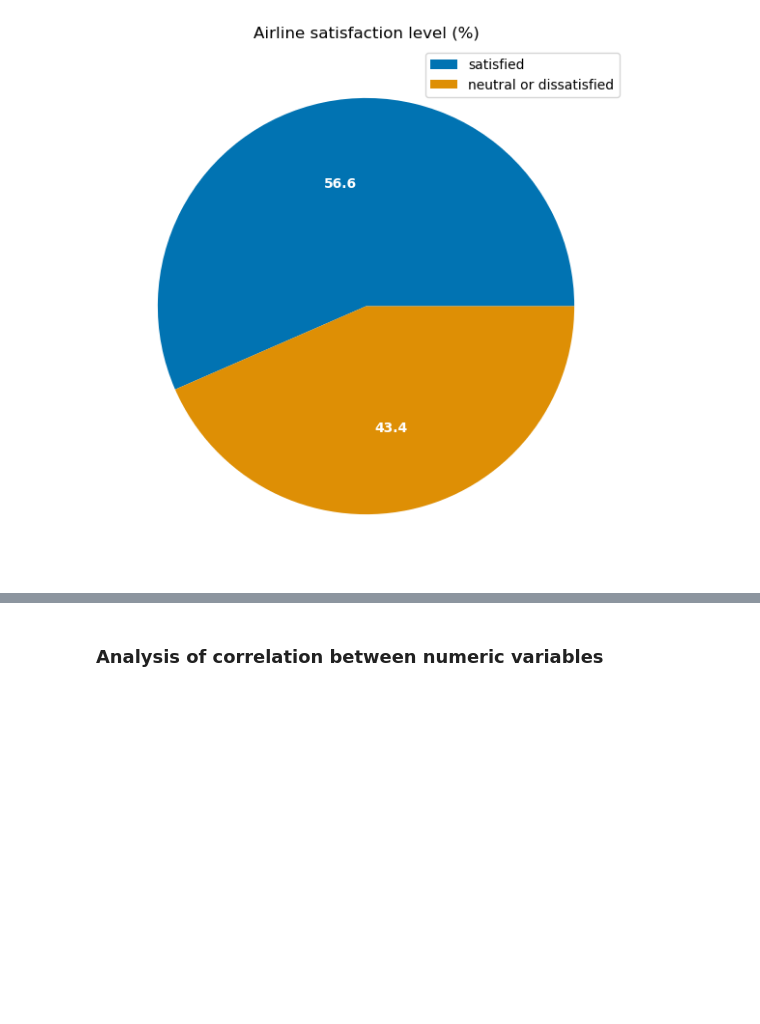
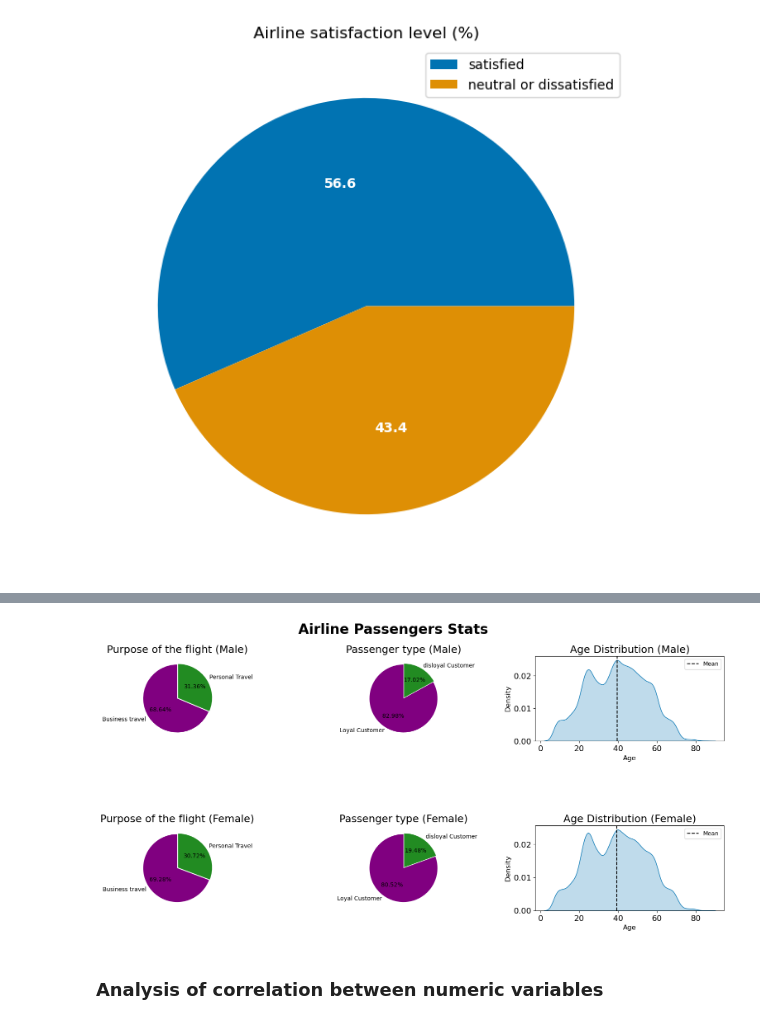
Before and after one commit to SOPP-EC/-Airline-Passenger-Satisfaction-Dataset-Analysis, a Jupyter notebook: -Airline-Passenger-Satisfaction-Dataset-Analysis.ipynb, the cells around one changed output, grey strips where cells are left out. Cells and saved outputs as stored; diff of their text form; code cells hidden in the pictures; blank space fills up the shorter version.

```diff
--- a/-Airline-Passenger-Satisfaction-Dataset-Analysis.ipynb
+++ b/-Airline-Passenger-Satisfaction-Dataset-Analysis.ipynb
@@ -161,3 +167,84 @@ plt.show()
+# %%
+fig=plt.figure(figsize=(20,8))
+plt.suptitle('Airline Passengers Stats', fontsize=24, fontname='sans', weight='bold')
+
+grid=gridspec.GridSpec(ncols=3, nrows=2, figure=fig, hspace=1)
+#
+
+ax0=fig.add_subplot(grid[0,0])
+
+ax0.set_title('Purpose of the flight (Male)', fontsize=18)
+
+ax0.pie(df_train['Type of Travel'][df_train['Gender'] == 'Male'].value_counts().values,
+        labels=df_train['Type of Travel'][df_train['Gender'] == 'Male'].value_counts().index,
+        colors=['purple', 'forestgreen'],
+        explode=(0,0.03),
+        autopct='%.2f%%',
+        startangle=90,
+        )
+#
+ax1=fig.add_subplot(grid[0,1])
+
+ax1.set_title('Passenger type (Male)', fontsize=18)
+
+ax1.pie(df_train['Customer Type'][df_train['Gender'] == 'Male'].value_counts().values,
+        labels=df_train['Customer Type'][df_train['Gender'] == 'Male'].value_counts().index,
+        colors=['purple', 'forestgreen'],
+        explode=(0,0.03),
+        autopct='%.2f%%',
+        startangle=90)
+#
+ax2=fig.add_subplot(grid[0,2])
+
+ax2.set_title('Age Distribution (Male)', fontsize=18)
+
+sns.kdeplot(df_train['Age'][df_train['Gender'] == 'Male'],fill=True,)
+
+ax2.axvline(df_train['Age'][df_train['Gender'] == 'Male'].mean(), linestyle='--', color = 'k', label = 'Mean')
+ax2.set_xlabel('Age', fontsize=12)
+ax2.set_ylabel('Density', fontsize=12)
+ax2.tick_params(axis='x', labelsize=14)
+ax2.tick_params(axis='y', labelsize=14)
+ax2.legend()
+
+#
+ax3=fig.add_subplot(grid[1,0])
+
+ax3.set_title('Purpose of the flight (Female)', fontsize=18)
+
+ax3.pie(df_train['Type of Travel'][df_train['Gender'] == 'Female'].value_counts().values,
+        labels=df_train['Type of Travel'][df_train['Gender'] == 'Female'].value_counts().index,
+        colors=['purple', 'forestgreen'],
+        explode=(0,0.03),
+        autopct='%.2f%%',
+        startangle=90)
+#
+ax4=fig.add_subplot(grid[1,1])
+
+ax4.set_title('Passenger type (Female)', fontsize=18)
+
+ax4.pie(df_train['Customer Type'][df_train['Gender'] == 'Female'].value_counts().values,
+        labels=df_train['Customer Type'][df_train['Gender'] == 'Female'].value_counts().index,
+        colors=['purple', 'forestgreen'],
+        explode=(0,0.03),
+        autopct='%.2f%%',
+        startangle=90)
+#
+ax5=fig.add_subplot(grid[1,2])
+
+ax5.set_title('Age Distribution (Female)', fontsize=18)
+
+sns.kdeplot(df_train['Age'][df_train['Gender'] == 'Female'],fill=True,)
+
+ax5.axvline(df_train['Age'][df_train['Gender'] == 'Female'].mean(), linestyle='--', color = 'k', label = 'Mean')
+ax5.set_xlabel('Age', fontsize=12)
+ax5.set_ylabel('Density', fontsize=12)
+ax5.tick_params(axis='x', labelsize=14)
+ax5.tick_params(axis='y', labelsize=14)
+ax5.legend()
+plt.show()
+# %% [output]
+[figure, added]
 # %% [markdown]
 ### Analysis of correlation between numeric variables
 # %% [markdown]
```
Also changed, not shown: parts of 5 cells of this notebook.
